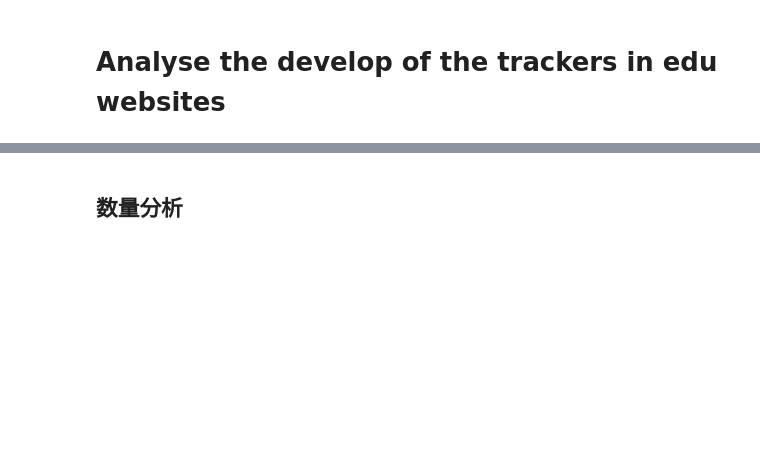
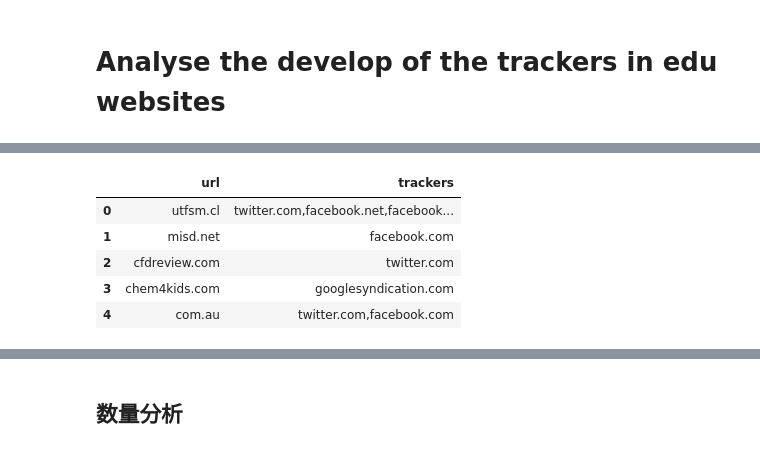
Before and after one commit to shuishen112/Privacy_Lost, a Jupyter notebook: common_crawl/edu_trackers_changes.ipynb, the cells around one changed output, grey strips where cells are left out. Drawn from its saved outputs; the diff is of its cells as text; code cells hidden in the pictures; blank space fills up the shorter version.

```diff
--- a/common_crawl/edu_trackers_changes.ipynb
+++ b/common_crawl/edu_trackers_changes.ipynb
@@ -37,0 +79,8 @@ print(len_list)
+# %%
+# 找出其中公共的网站
+frame_base = frame_201407_base_origin
+for item in frame_list_base_origin[1:]:
+    frame_base = frame_base.merge(item, on = "url", how = "inner")
+
+print(len(frame_base))
+frame_base.head()
@@ -37,0 +137,61 @@ print(len_list)
+# %%
+#将分离后多frame剥离出来
+x_base = ['2014_07','2015_01','2015_07','2016_02','2016_07',
+'2017_01','2017_07',"2018_01","2018_07","2019_01","2019_07","2020_01","2020_07"
+,"2021_01"]
+
+frame_base.columns = ["url"] + x_base
+frame_edu.columns = ['url'] + x_base
+
+frame_201407_base = frame_base[['url','2014_07']]
+frame_201501_base = frame_base[['url','2015_01']]
+frame_201507_base = frame_base[['url','2015_07']]
+frame_201602_base = frame_base[['url','2016_02']]
+frame_201607_base = frame_base[['url','2016_07']]
+frame_201701_base = frame_base[['url','2017_01']]
+frame_201707_base = frame_base[['url','2017_07']]
+frame_201801_base = frame_base[['url','2018_01']]
+frame_201807_base = frame_base[['url','2018_07']]
+frame_201901_base = frame_base[['url','2019_01']]
+frame_201907_base = frame_base[['url','2019_07']]
+frame_202001_base = frame_base[['url','2020_01']]
+frame_202007_base = frame_base[['url','2020_07']]
+frame_202101_base = frame_base[['url','2021_01']]
+
+frame_201407_edu = frame_edu[['url','2014_07']]
+frame_201501_edu = frame_edu[['url','2015_01']]
+frame_201507_edu = frame_edu[['url','2015_07']]
+frame_201602_edu = frame_edu[['url','2016_02']]
+frame_201607_edu = frame_edu[['url','2016_07']]
+frame_201701_edu = frame_edu[['url','2017_01']]
+frame_201707_edu = frame_edu[['url','2017_07']]
+frame_201801_edu = frame_edu[['url','2018_01']]
+frame_201807_edu = frame_edu[['url','2018_07']]
+frame_201901_edu = frame_edu[['url','2019_01']]
+frame_201907_edu = frame_edu[['url','2019_07']]
+frame_202001_edu = frame_edu[['url','2020_01']]
+frame_202007_edu = frame_edu[['url','2020_07']]
+frame_202101_edu = frame_edu[['url','2021_01']]
+
+frame_list_edu = [frame_201407_edu,frame_201501_edu,frame_201507_edu,frame_201602_edu,frame_201607_edu,
+frame_201701_edu,frame_201707_edu,frame_201801_edu,frame_201807_edu,frame_201901_edu,frame_201907_edu,frame_202001_edu,frame_202007_edu,frame_202101_edu]
+
+for item in frame_list_edu:
+    item.columns = ['url',"trackers"]
+
+frame_list_base = [frame_201407_base,frame_201501_base,frame_201507_base,
+frame_201602_base,frame_201607_base,frame_201701_base,frame_201707_base,frame_201801_base,
+frame_201807_base,frame_201901_base,frame_201907_base,frame_202001_base,frame_202007_base
+,frame_202101_base]
+
+for item in frame_list_base:
+    item.columns = ['url',"trackers"]
+
+frame_201407_edu.head()
+# %% [output]
+|  | url | trackers |
+| 0 | utfsm.cl | twitter.com,facebook.net,facebook... |
+| 1 | misd.net | facebook.com |
+| 2 | cfdreview.com | twitter.com |
+| 3 | chem4kids.com | googlesyndication.com |
+| 4 | com.au | twitter.com,facebook.com |
```
Also changed, not shown: parts of 31 cells of this notebook, 5 other files.
